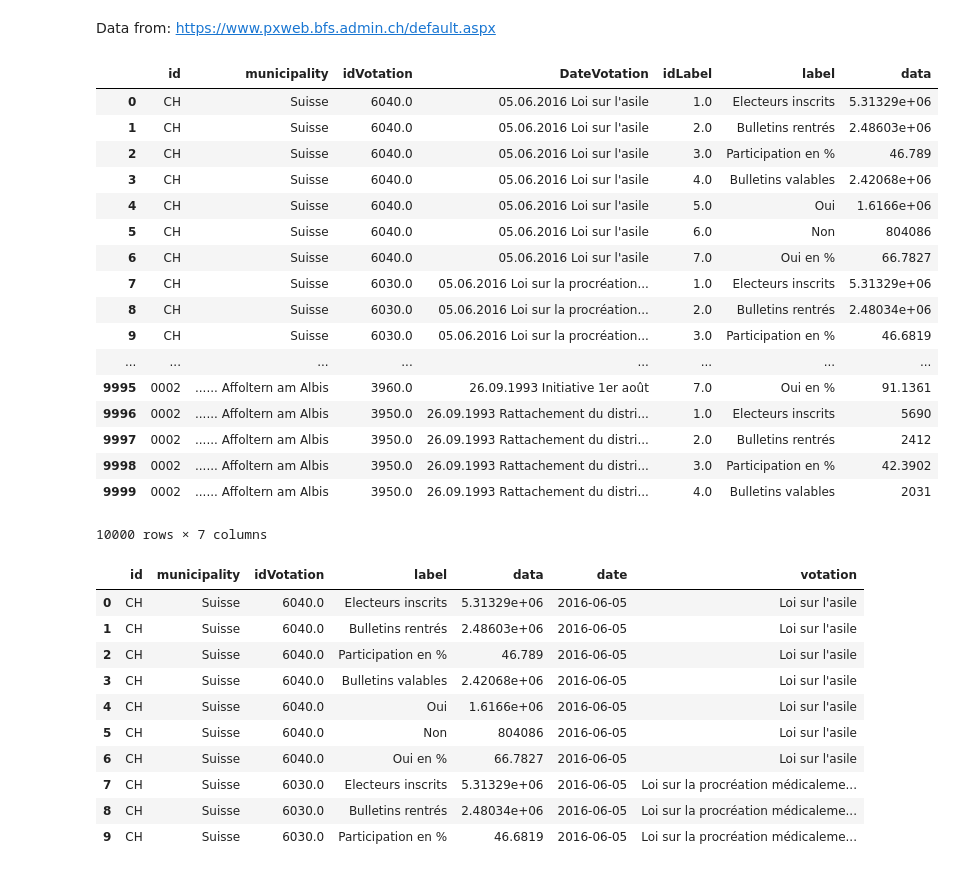
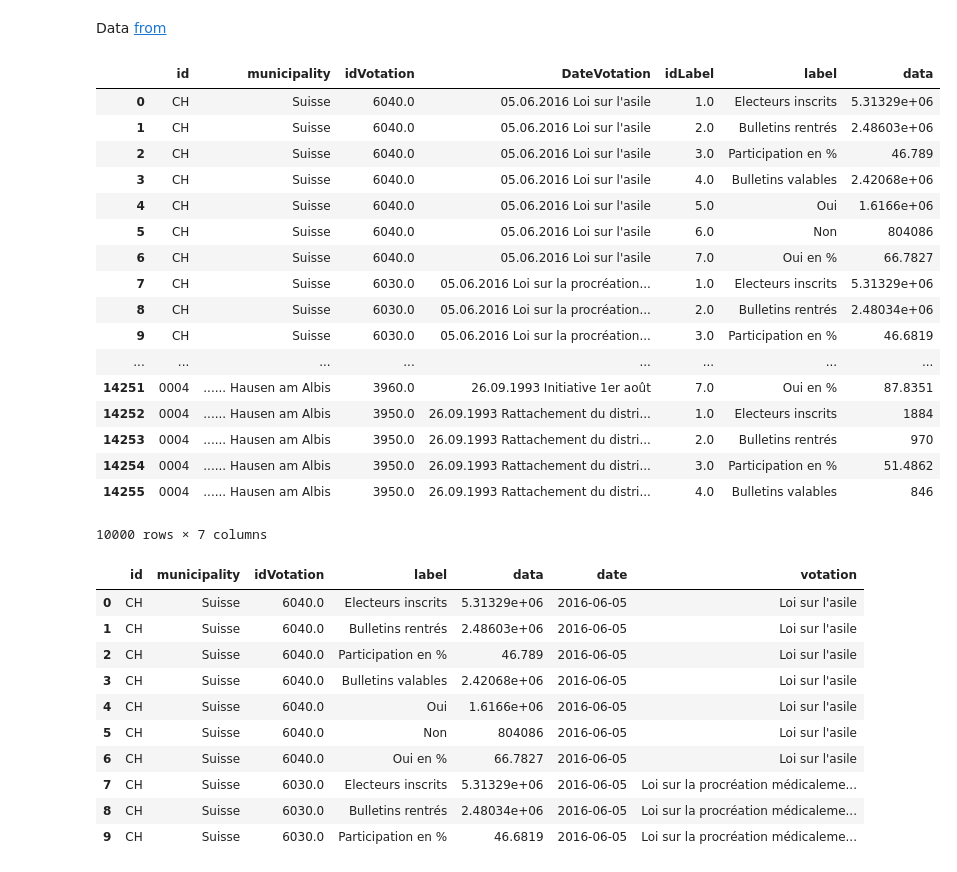
Before and after one commit to christophebertrand/votation-visualisation, a Jupyter notebook: data/clean_votation.ipynb, the cells around one changed output. Drawn from its saved outputs; the diff is of its cells as text; code cells hidden in the pictures.

```diff
--- a/data/clean_votation.ipynb
+++ b/data/clean_votation.ipynb
@@ -1,5 +1,5 @@
 # %% [markdown]
-Data from: https://www.pxweb.bfs.admin.ch/default.aspx
+Data [from](https://www.pxweb.bfs.admin.ch/default.aspx)
 # %%
 import numpy as np
 import pandas as pd
@@ -7,27 +7,30 @@ import pandas as pd
 votationsOriginal = pd.read_csv('data_to_be_processed/pxc-f-1703030000_101.csv', encoding='latin-1',delimiter=';')
 #Votations populaires (résultats au niveau des communes depuis 1981);;;
 #Canton (-) / District (>>) / Commune (......);Canton (-) / District (>>) / Commune (......);Date et objet;Date et objet;Résultats;Résultats;
-# %%
-votationsOriginal.head(10000)
-# %% [output]
-|  | id | municipality | idVotation | DateVotation | idLabel | label | data |
-| 0 | CH | Suisse | 6040.0 | 05.06.2016 Loi sur l'asile | 1.0 | Electeurs inscrits | 5.31329e+06 |
-| 1 | CH | Suisse | 6040.0 | 05.06.2016 Loi sur l'asile | 2.0 | Bulletins rentrés | 2.48603e+06 |
-| 2 | CH | Suisse | 6040.0 | 05.06.2016 Loi sur l'asile | 3.0 | Participation en % | 46.789 |
-| 3 | CH | Suisse | 6040.0 | 05.06.2016 Loi sur l'asile | 4.0 | Bulletins valables | 2.42068e+06 |
-| 4 | CH | Suisse | 6040.0 | 05.06.2016 Loi sur l'asile | 5.0 | Oui | 1.6166e+06 |
-| 5 | CH | Suisse | 6040.0 | 05.06.2016 Loi sur l'asile | 6.0 | Non | 804086 |
-| 6 | CH | Suisse | 6040.0 | 05.06.2016 Loi sur l'asile | 7.0 | Oui en % | 66.7827 |
-| 7 | CH | Suisse | 6030.0 | 05.06.2016 Loi sur la procréation... | 1.0 | Electeurs inscrits | 5.31329e+06 |
-| 8 | CH | Suisse | 6030.0 | 05.06.2016 Loi sur la procréation... | 2.0 | Bulletins rentrés | 2.48034e+06 |
-| 9 | CH | Suisse | 6030.0 | 05.06.2016 Loi sur la procréation... | 3.0 | Participation en % | 46.6819 |
-| ... | ... | ... | ... | ... | ... | ... | ... |
-| 9995 | 0002 | ...... Affoltern am Albis | 3960.0 | 26.09.1993 Initiative 1er août | 7.0 | Oui en % | 91.1361 |
-| 9996 | 0002 | ...... Affoltern am Albis | 3950.0 | 26.09.1993 Rattachement du distri... | 1.0 | Electeurs inscrits | 5690 |
-| 9997 | 0002 | ...... Affoltern am Albis | 3950.0 | 26.09.1993 Rattachement du distri... | 2.0 | Bulletins rentrés | 2412 |
-| 9998 | 0002 | ...... Affoltern am Albis | 3950.0 | 26.09.1993 Rattachement du distri... | 3.0 | Participation en % | 42.3902 |
-| 9999 | 0002 | ...... Affoltern am Albis | 3950.0 | 26.09.1993 Rattachement du distri... | 4.0 | Bulletins valables | 2031 |
-10000 rows × 7 columns
+# %%
+#remove districts and cantons
+votationsOriginal = votationsOriginal.loc[(votationsOriginal.municipality.str.contains('>>') == False)]
+votationsOriginal = votationsOriginal.loc[(votationsOriginal.municipality.str.contains('- ') == False)]
+votationsOriginal.head(10000)
+# %% [output]
+|  | id | municipality | idVotation | DateVotation | idLabel | label | data |
+| 0 | CH | Suisse | 6040.0 | 05.06.2016 Loi sur l'asile | 1.0 | Electeurs inscrits | 5.31329e+06 |
+| 1 | CH | Suisse | 6040.0 | 05.06.2016 Loi sur l'asile | 2.0 | Bulletins rentrés | 2.48603e+06 |
+| 2 | CH | Suisse | 6040.0 | 05.06.2016 Loi sur l'asile | 3.0 | Participation en % | 46.789 |
+| 3 | CH | Suisse | 6040.0 | 05.06.2016 Loi sur l'asile | 4.0 | Bulletins valables | 2.42068e+06 |
+| 4 | CH | Suisse | 6040.0 | 05.06.2016 Loi sur l'asile | 5.0 | Oui | 1.6166e+06 |
+| 5 | CH | Suisse | 6040.0 | 05.06.2016 Loi sur l'asile | 6.0 | Non | 804086 |
+| 6 | CH | Suisse | 6040.0 | 05.06.2016 Loi sur l'asile | 7.0 | Oui en % | 66.7827 |
+| 7 | CH | Suisse | 6030.0 | 05.06.2016 Loi sur la procréation... | 1.0 | Electeurs inscrits | 5.31329e+06 |
+| 8 | CH | Suisse | 6030.0 | 05.06.2016 Loi sur la procréation... | 2.0 | Bulletins rentrés | 2.48034e+06 |
+| 9 | CH | Suisse | 6030.0 | 05.06.2016 Loi sur la procréation... | 3.0 | Participation en % | 46.6819 |
+| ... | ... | ... | ... | ... | ... | ... | ... |
+| 14251 | 0004 | ...... Hausen am Albis | 3960.0 | 26.09.1993 Initiative 1er août | 7.0 | Oui en % | 87.8351 |
+| 14252 | 0004 | ...... Hausen am Albis | 3950.0 | 26.09.1993 Rattachement du distri... | 1.0 | Electeurs inscrits | 1884 |
+| 14253 | 0004 | ...... Hausen am Albis | 3950.0 | 26.09.1993 Rattachement du distri... | 2.0 | Bulletins rentrés | 970 |
+| 14254 | 0004 | ...... Hausen am Albis | 3950.0 | 26.09.1993 Rattachement du distri... | 3.0 | Participation en % | 51.4862 |
+| 14255 | 0004 | ...... Hausen am Albis | 3950.0 | 26.09.1993 Rattachement du distri... | 4.0 | Bulletins valables | 846 |
+10000 rows × 7 columns
 # %%
 votationsOriginal['date'], votationsOriginal['votation'] = votationsOriginal['DateVotation'].str.split(' ', 1).str
 # %%
```
Also changed, not shown: parts of 9 cells of this notebook, 39 other files.
